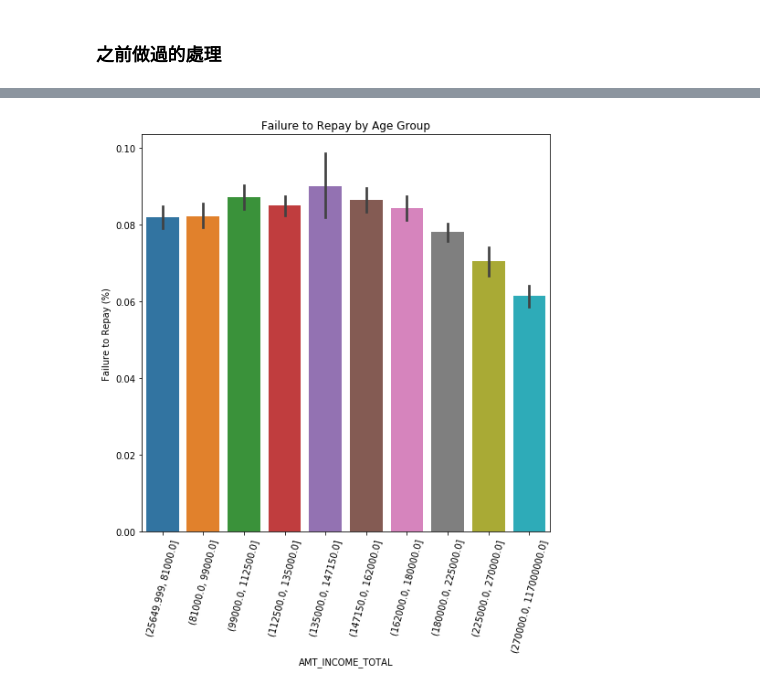
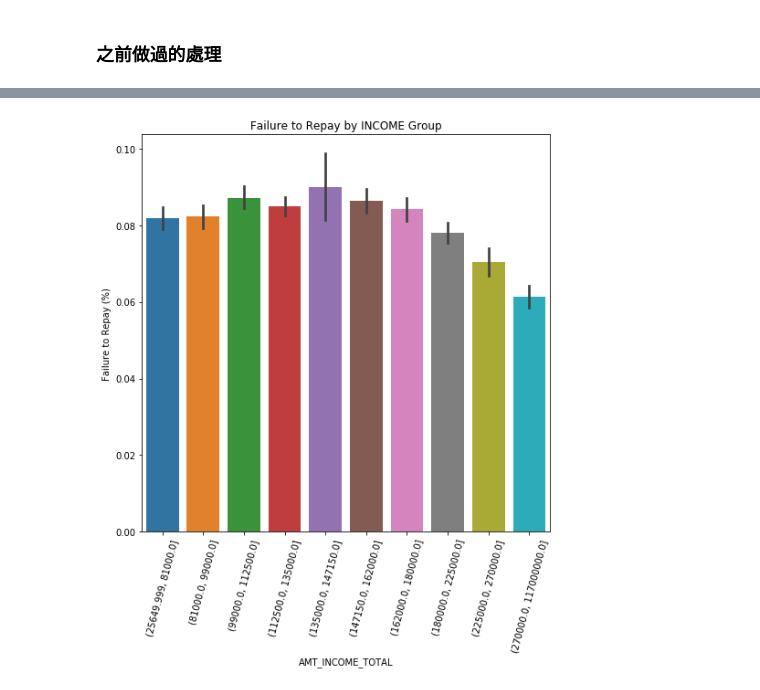
Before and after one commit to VictorYu0925/ML100-Days, a Jupyter notebook: homework/Day_013_HW.ipynb, the cells around one changed output, grey strips where cells are left out. Drawn from its saved outputs; the diff is of its cells as text; code cells hidden in the pictures.

```diff
--- a/homework/Day_013_HW.ipynb
+++ b/homework/Day_013_HW.ipynb
@@ -78,16 +78,16 @@ Categories (10, interval[float64]): [(25649.999, 81000.0] < (81000.0, 99000.0] <
 # %%
 plt.figure(figsize = (8, 8))
 
 # 以年齡區間為 x, target 為 y 繪製 barplot
 """
 Your Code Here
 """
 px = app_train['AMT_INCOME_TOTAL_CUT']
 py = app_train['TARGET']
 sns.barplot(px, py)
 
 # Plot labeling
 plt.xticks(rotation = 75); plt.xlabel('AMT_INCOME_TOTAL'); plt.ylabel('Failure to Repay (%)')
-plt.title('Failure to Repay by Age Group');
+plt.title('Failure to Repay by INCOME Group');
 # %% [output]
-[figure, old version]
+[figure, new version]
```
